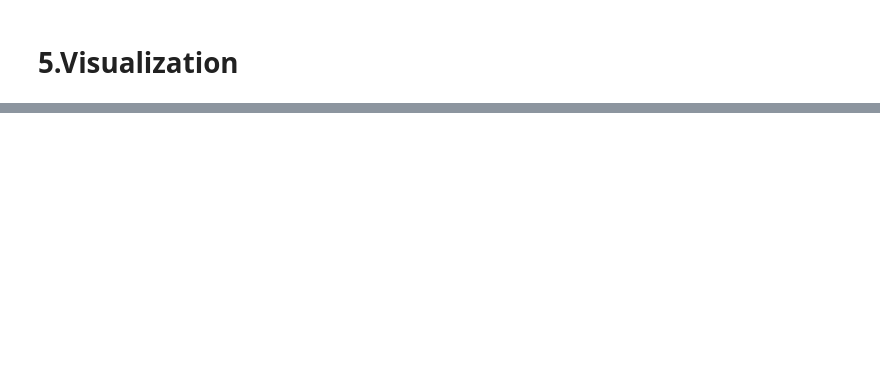
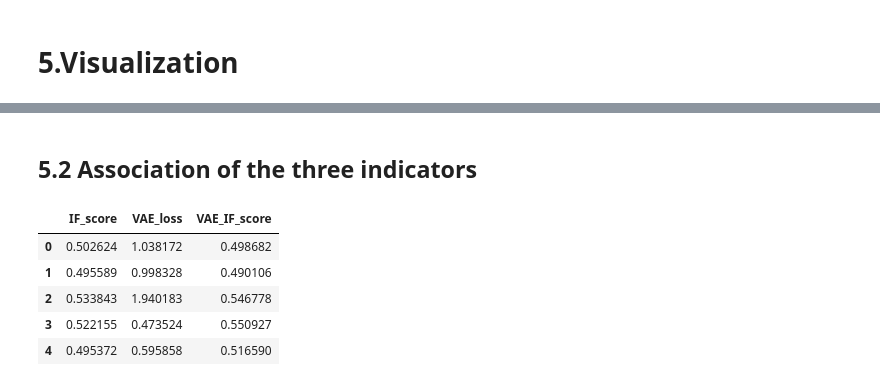
Before and after one commit to petitepepper/Anomaly-Detection_BYOND, a Jupyter notebook: 1_Modeling.ipynb, the cells around one changed output, grey strips where cells are left out. Saved outputs shown, nothing was run; the diff lists cells and outputs as text; code cells hidden in the pictures; blank space fills up the shorter version.

```diff
--- a/1_Modeling.ipynb
+++ b/1_Modeling.ipynb
@@ -311,5 +316,5 @@ array([0.46744059, 0.48029628, 0.47513529, 0.45947107, 0.45043746,
 # %% [markdown]
 # 4. Combination of results
 # %%
-df_cell['IF_score'] = IF_score
-df_cell['IF_score'].describe()
+df['IF_score'] = IF_score
+df['IF_score'].describe()
@@ -315,0 +331,3 @@ df_cell['IF_score'].describe()
+# %%
+df['VAE_loss'] = VAE_loss
+df['VAE_loss'].describe()
@@ -387,0 +422,12 @@ for i in range(len(list_cells)):
+# %% [markdown]
+## 5.2 Association of the three indicators
+# %%
+df_matrics = df[metrics]
+df_matrics.head()
+# %% [output]
+|  | IF_score | VAE_loss | VAE_IF_score |
+| 0 | 0.502624 | 1.038172 | 0.498682 |
+| 1 | 0.495589 | 0.998328 | 0.490106 |
+| 2 | 0.533843 | 1.940183 | 0.546778 |
+| 3 | 0.522155 | 0.473524 | 0.550927 |
+| 4 | 0.495372 | 0.595858 | 0.516590 |
```
Also changed, not shown: parts of 30 cells of this notebook, 5 other files.
